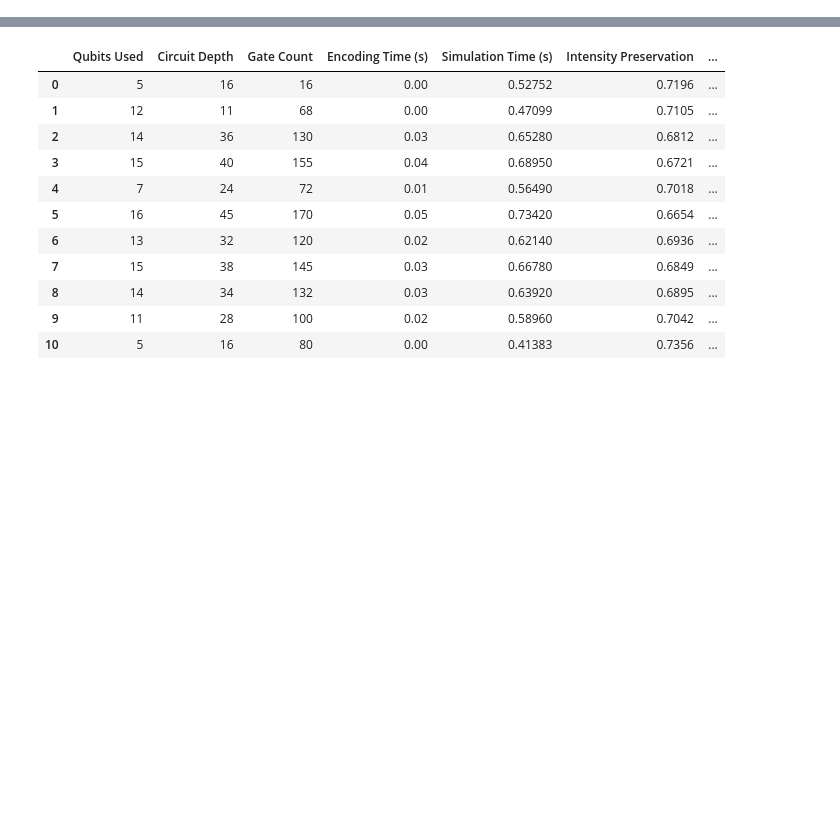
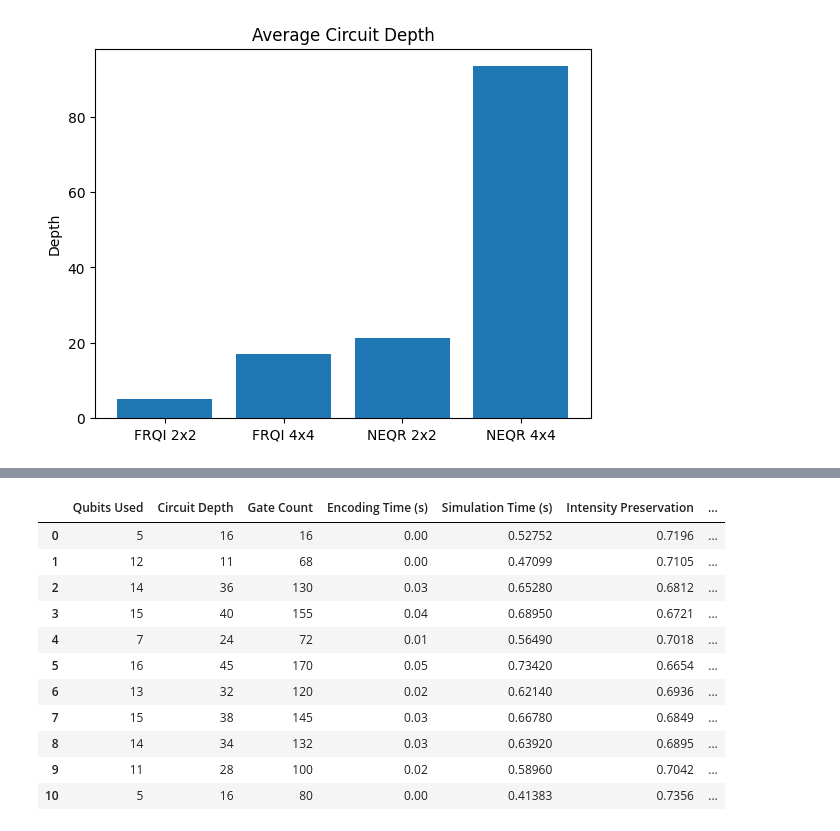
Before and after one commit to poojadhingiya/IP-QIR, a Jupyter notebook: Medical Image.ipynb, the cells around one changed output, grey strips where cells are left out. Cells and saved outputs as stored; diff of their text form; code cells hidden in the pictures; blank space fills up the shorter version.

```diff
--- a/Medical Image.ipynb
+++ b/Medical Image.ipynb
@@ -188,0 +356,15 @@ FRQI Metrics for Medical Dataset:
+# %%
+depths = [
+    avg['FRQI 2x2 Depth'],
+    avg['FRQI 4x4 Depth'],
+    avg['NEQR 2x2 Depth'],
+    avg['NEQR 4x4 Depth']
+]
+
+plt.figure()
+plt.bar(labels, depths)
+plt.title('Average Circuit Depth')
+plt.ylabel('Depth')
+plt.show()
+# %% [output]
+[figure, added]
```
Also changed, not shown: parts of 40 cells of this notebook, 16 other files.
